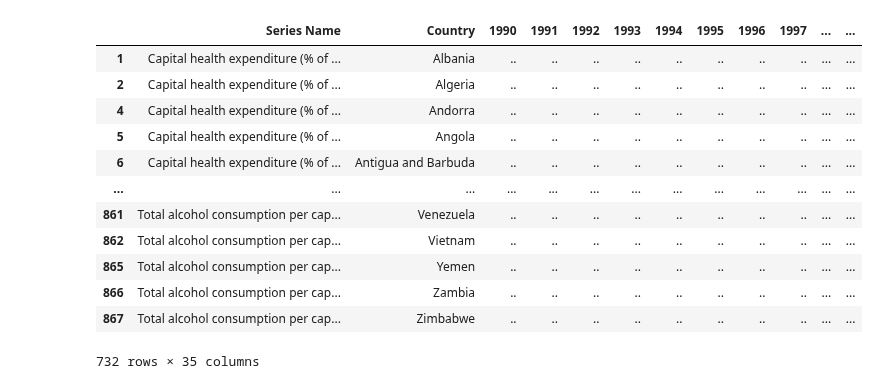
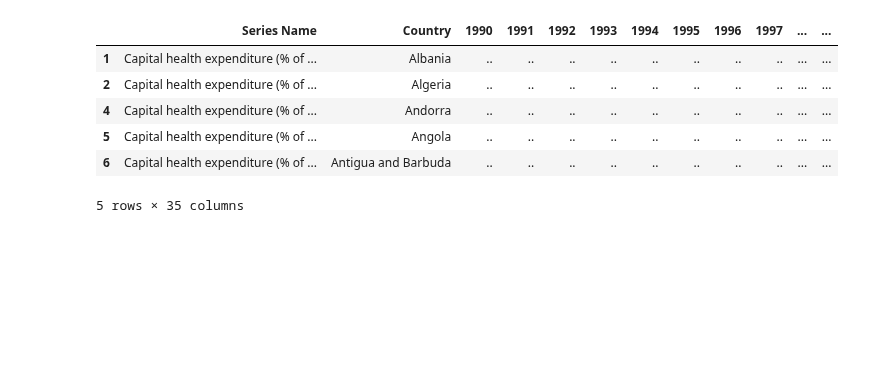
Before and after one commit to AndrewZinc/Expect_Life-Redux, a Jupyter notebook: Clean_Data/Data_Cleaning_Jupyter_notebooks/data_cleaning-world_bank_HNandPopulationStats-1990_2022.ipynb, the cells around one changed output. Drawn from its saved outputs; the diff is of its cells as text; code cells hidden in the pictures; blank space fills up the shorter version.

```diff
--- a/Clean_Data/Data_Cleaning_Jupyter_notebooks/data_cleaning-world_bank_HNandPopulationStats-1990_2022.ipynb
+++ b/Clean_Data/Data_Cleaning_Jupyter_notebooks/data_cleaning-world_bank_HNandPopulationStats-1990_2022.ipynb
@@ -23,7 +24,7 @@ wbHNP_df
 # %%
 # Drop the extra columns
-wbHNP_df = wbHNP_df.drop(['Country Code','Series Code'], 1)
-wbHNP_df
+wbHNP_df = wbHNP_df.drop(['Country Code','Series Code'], axis=1)
+wbHNP_df.head(10)
 # %% [output]
 |  | Series Name | Country | 1990 [YR1990] | 1991 [YR1991] | 1992 [YR1992] | 1993 [YR1993] | 1994 [YR1994] | ... |
 | 0 | Capital health expenditure (% of ... | Afghanistan | .. | .. | .. | .. | .. | ... |
@@ -87,7 +75,7 @@ wbHNP_df
 # %%
 # Open the master list of countries
 countries_df = pd.read_csv('../../Clean_Data/master_country_list/country_profile_urls.csv')
-countries_df = countries_df.drop(['profile_url'], 1)
+countries_df = countries_df.drop(['profile_url'], axis=1)
 # %%
 master_countries = countries_df['country'].tolist()
 master_countries
@@ -163,21 +151,15 @@ no_match
  'West Bank and Gaza']
 # %%
 wbHNP_clean_df = wbHNP_df.drop(wbHNP_df[wbHNP_df['Country'].isin(no_match)].index.tolist())
-wbHNP_clean_df
+wbHNP_clean_df.head(5)
 # %% [output]
 |  | Series Name | Country | 1990 | 1991 | 1992 | 1993 | 1994 | 1995 | 1996 | 1997 | ... | ... |
 | 1 | Capital health expenditure (% of ... | Albania | .. | .. | .. | .. | .. | .. | .. | .. | ... | ... |
 | 2 | Capital health expenditure (% of ... | Algeria | .. | .. | .. | .. | .. | .. | .. | .. | ... | ... |
 | 4 | Capital health expenditure (% of ... | Andorra | .. | .. | .. | .. | .. | .. | .. | .. | ... | ... |
 | 5 | Capital health expenditure (% of ... | Angola | .. | .. | .. | .. | .. | .. | .. | .. | ... | ... |
 | 6 | Capital health expenditure (% of ... | Antigua and Barbuda | .. | .. | .. | .. | .. | .. | .. | .. | ... | ... |
-| ... | ... | ... | ... | ... | ... | ... | ... | ... | ... | ... | ... | ... |
-| 861 | Total alcohol consumption per cap... | Venezuela | .. | .. | .. | .. | .. | .. | .. | .. | ... | ... |
-| 862 | Total alcohol consumption per cap... | Vietnam | .. | .. | .. | .. | .. | .. | .. | .. | ... | ... |
-| 865 | Total alcohol consumption per cap... | Yemen | .. | .. | .. | .. | .. | .. | .. | .. | ... | ... |
-| 866 | Total alcohol consumption per cap... | Zambia | .. | .. | .. | .. | .. | .. | .. | .. | ... | ... |
-| 867 | Total alcohol consumption per cap... | Zimbabwe | .. | .. | .. | .. | .. | .. | .. | .. | ... | ... |
-732 rows × 35 columns
+5 rows × 35 columns
 # %%
 # Open the list of series name update list
 series_updates_df = pd.read_csv('../../Clean_Data/master_country_list/series_name_updates.csv')
```
Also changed, not shown: parts of 17 cells of this notebook, 3 other files.
